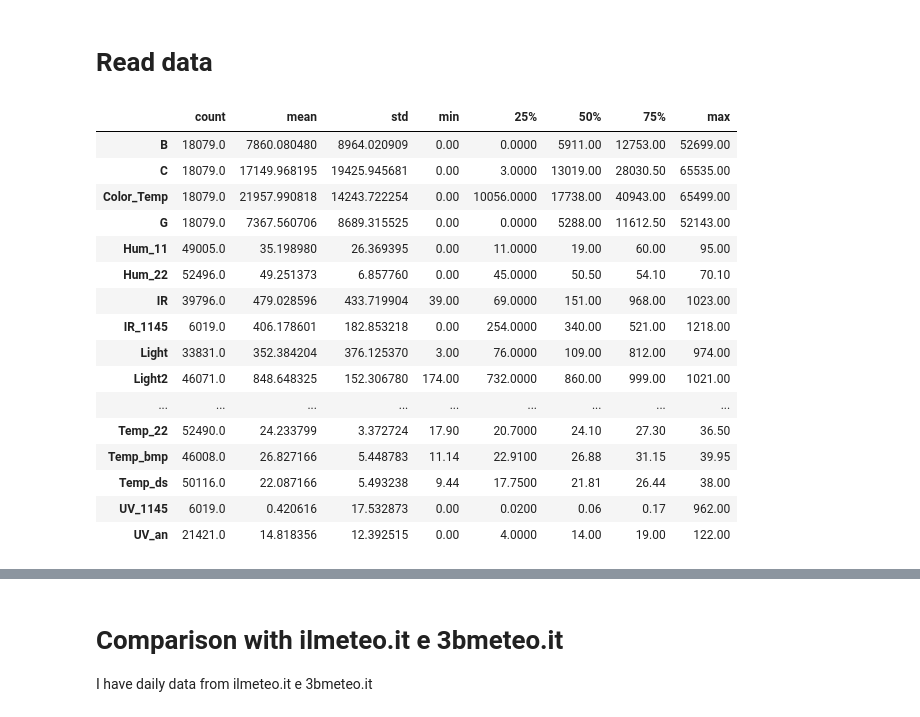
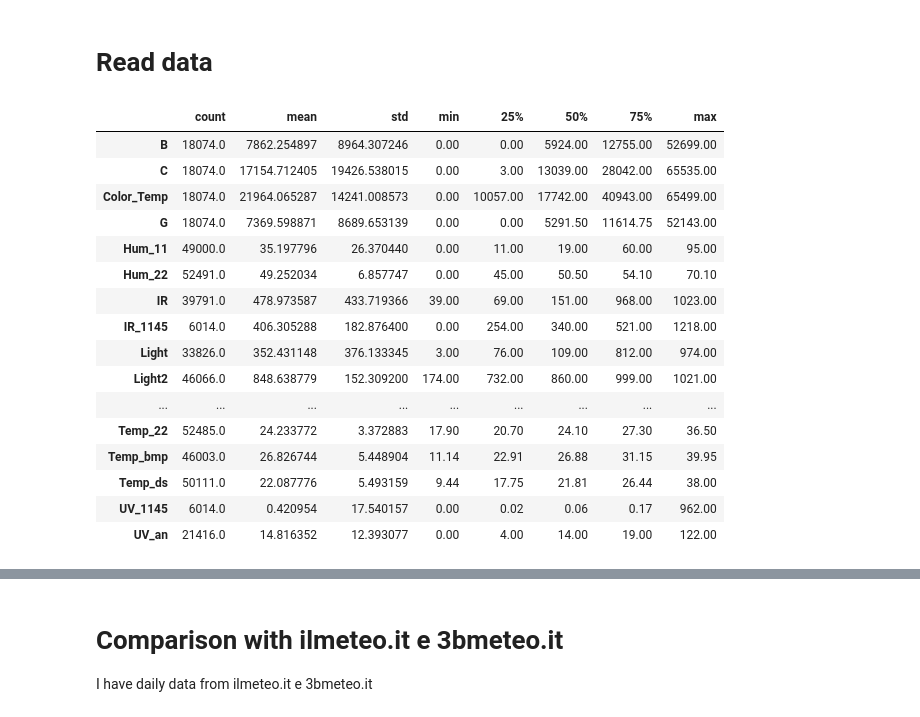
Before and after one commit to baruselli/weather_datalog, a Jupyter notebook: datalog.ipynb, the cells around one changed output, grey strips where cells are left out. Saved outputs shown, nothing was run; the diff lists cells and outputs as text; code cells hidden in the pictures.

```diff
--- a/datalog.ipynb
+++ b/datalog.ipynb
@@ -39,45 +39,47 @@ data9=data9.set_index("Day_Time")
 data10=pd.read_csv('data/DATA12.TXT', sep='\t',header=None, names = ["Day", "Time", "Temp_22", "Hum_22", "Temp_11", "Hum_11", "Temp_bmp", "P_bmp", "Temp_ds", "Rain","Light", "Rain2","Light2", "IR", "Light3", "R", "G", "B", "C", "Color_Temp", "Lux"], parse_dates=[['Day', 'Time']],dayfirst=True)
 data10=data10.set_index("Day_Time")
 data11=pd.read_csv('data/DATA13.TXT', sep='\t',header=None, names = ["Day", "Time", "Temp_22", "Hum_22", "Temp_11", "Hum_11", "Temp_bmp", "P_bmp", "Temp_ds", "Rain","Light", "Rain2","Light2", "IR", "Light3", "R", "G", "B", "C", "Color_Temp", "Lux", "UV_an", "Lux_1145","IR_1145","UV_1145"], parse_dates=[['Day', 'Time']],dayfirst=True)
-data11["Day_Time"]=pd.to_datetime(data11["Day_Time"],errors='coerce')
+data11["Day_Time"]=pd.to_datetime(data11["Day_Time"],errors='coerce',dayfirst=True)
 data11=data11.set_index("Day_Time")
 data12=pd.read_csv('data/DATA14.TXT', sep='\t',header=None, names = ["Day", "Time", "Temp_22", "Hum_22", "Temp_11", "Hum_11", "Temp_bmp", "P_bmp", "Temp_ds", "Rain","Light", "Rain2","Light2", "IR", "Light3", "UV_an","R", "G", "B", "C", "Color_Temp", "Lux",  "Lux_1145","IR_1145","UV_1145"], parse_dates=[['Day', 'Time']],dayfirst=True)
 data12=data12.set_index("Day_Time")
 data13=pd.read_csv('data/DATA15.TXT', sep='\t',header=None, names = ["Day", "Time", "Temp_22", "Hum_22", "Temp_11", "Hum_11", "Temp_bmp", "P_bmp", "Temp_ds", "Rain","Light", "Rain2","Light2", "IR", "Light3", "UV_an","R", "G", "B", "C", "Color_Temp", "Lux",  "Lux_1145","IR_1145","UV_1145"], parse_dates=[['Day', 'Time']],dayfirst=True,usecols=np.arange(25))
-data13["Day_Time"]=pd.to_datetime(data13["Day_Time"],errors='coerce')
+data13["Day_Time"]=pd.to_datetime(data13["Day_Time"],errors='coerce',dayfirst=True)
 data13=data13.set_index("Day_Time")
 
 data_tot=data.append(data2).append(data4).append(data5).append(data6).append(data7).append(data8).append(data9).append(data10).append(data11).append(data12).append(data13)
 # %%
 #Cleans data from faulty inputs from sensors
 
 for a in data_tot.columns:
     data_tot[a]=pd.to_numeric(data_tot[a], errors='coerce') #some values are read as not numeric, forces them to be numeric
     data_tot[a]= data_tot[a].where(((data_tot[a]>-50)), other=np.nan) #values <-50 should all be faulty; I also use -200 for nan
 data_tot ["P_bmp"]= data_tot["P_bmp"].where(((data_tot.P_bmp>95000)&(data_tot.P_bmp<105000))|(data_tot.P_bmp==np.nan), other=np.nan)
 data_tot ["Hum_11"]= data_tot["Hum_11"].where(((data_tot["Hum_11"]<101)), other=np.nan)
 data_tot ["Temp_ds"]= data_tot["Temp_ds"].where(((data_tot["Temp_ds"]<101)), other=np.nan)
 data_tot["Temp_bmp"] = data_tot["Temp_bmp"].where((np.not_equal(data_tot.Temp_bmp,0.0))|(data_tot.Temp_bmp==np.nan) , other=np.nan)
+data_tot=data_tot.loc['2017-04-10':] #some datetime are wrong and antecedent the measuring window
+
 
 data_tot.describe().T
 # %% [output]
 |  | count | mean | std | min | 25% | 50% | 75% | max |
-| B | 18079.0 | 7860.080480 | 8964.020909 | 0.00 | 0.0000 | 5911.00 | 12753.00 | 52699.00 |
-| C | 18079.0 | 17149.968195 | 19425.945681 | 0.00 | 3.0000 | 13019.00 | 28030.50 | 65535.00 |
-| Color_Temp | 18079.0 | 21957.990818 | 14243.722254 | 0.00 | 10056.0000 | 17738.00 | 40943.00 | 65499.00 |
-| G | 18079.0 | 7367.560706 | 8689.315525 | 0.00 | 0.0000 | 5288.00 | 11612.50 | 52143.00 |
-| Hum_11 | 49005.0 | 35.198980 | 26.369395 | 0.00 | 11.0000 | 19.00 | 60.00 | 95.00 |
-| Hum_22 | 52496.0 | 49.251373 | 6.857760 | 0.00 | 45.0000 | 50.50 | 54.10 | 70.10 |
-| IR | 39796.0 | 479.028596 | 433.719904 | 39.00 | 69.0000 | 151.00 | 968.00 | 1023.00 |
-| IR_1145 | 6019.0 | 406.178601 | 182.853218 | 0.00 | 254.0000 | 340.00 | 521.00 | 1218.00 |
-| Light | 33831.0 | 352.384204 | 376.125370 | 3.00 | 76.0000 | 109.00 | 812.00 | 974.00 |
-| Light2 | 46071.0 | 848.648325 | 152.306780 | 174.00 | 732.0000 | 860.00 | 999.00 | 1021.00 |
+| B | 18074.0 | 7862.254897 | 8964.307246 | 0.00 | 0.00 | 5924.00 | 12755.00 | 52699.00 |
+| C | 18074.0 | 17154.712405 | 19426.538015 | 0.00 | 3.00 | 13039.00 | 28042.00 | 65535.00 |
+| Color_Temp | 18074.0 | 21964.065287 | 14241.008573 | 0.00 | 10057.00 | 17742.00 | 40943.00 | 65499.00 |
+| G | 18074.0 | 7369.598871 | 8689.653139 | 0.00 | 0.00 | 5291.50 | 11614.75 | 52143.00 |
+| Hum_11 | 49000.0 | 35.197796 | 26.370440 | 0.00 | 11.00 | 19.00 | 60.00 | 95.00 |
+| Hum_22 | 52491.0 | 49.252034 | 6.857747 | 0.00 | 45.00 | 50.50 | 54.10 | 70.10 |
+| IR | 39791.0 | 478.973587 | 433.719366 | 39.00 | 69.00 | 151.00 | 968.00 | 1023.00 |
+| IR_1145 | 6014.0 | 406.305288 | 182.876400 | 0.00 | 254.00 | 340.00 | 521.00 | 1218.00 |
+| Light | 33826.0 | 352.431148 | 376.133345 | 3.00 | 76.00 | 109.00 | 812.00 | 974.00 |
+| Light2 | 46066.0 | 848.638779 | 152.309200 | 174.00 | 732.00 | 860.00 | 999.00 | 1021.00 |
 | ... | ... | ... | ... | ... | ... | ... | ... | ... |
-| Temp_22 | 52490.0 | 24.233799 | 3.372724 | 17.90 | 20.7000 | 24.10 | 27.30 | 36.50 |
-| Temp_bmp | 46008.0 | 26.827166 | 5.448783 | 11.14 | 22.9100 | 26.88 | 31.15 | 39.95 |
-| Temp_ds | 50116.0 | 22.087166 | 5.493238 | 9.44 | 17.7500 | 21.81 | 26.44 | 38.00 |
-| UV_1145 | 6019.0 | 0.420616 | 17.532873 | 0.00 | 0.0200 | 0.06 | 0.17 | 962.00 |
-| UV_an | 21421.0 | 14.818356 | 12.392515 | 0.00 | 4.0000 | 14.00 | 19.00 | 122.00 |
+| Temp_22 | 52485.0 | 24.233772 | 3.372883 | 17.90 | 20.70 | 24.10 | 27.30 | 36.50 |
+| Temp_bmp | 46003.0 | 26.826744 | 5.448904 | 11.14 | 22.91 | 26.88 | 31.15 | 39.95 |
+| Temp_ds | 50111.0 | 22.087776 | 5.493159 | 9.44 | 17.75 | 21.81 | 26.44 | 38.00 |
+| UV_1145 | 6014.0 | 0.420954 | 17.540157 | 0.00 | 0.02 | 0.06 | 0.17 | 962.00 |
+| UV_an | 21416.0 | 14.816352 | 12.393077 | 0.00 | 4.00 | 14.00 | 19.00 | 122.00 |
 # %%
 #resample every hour
 data_tot_h0=data_tot.resample("1H").mean()
```
Also changed, not shown: parts of 3 cells of this notebook.
